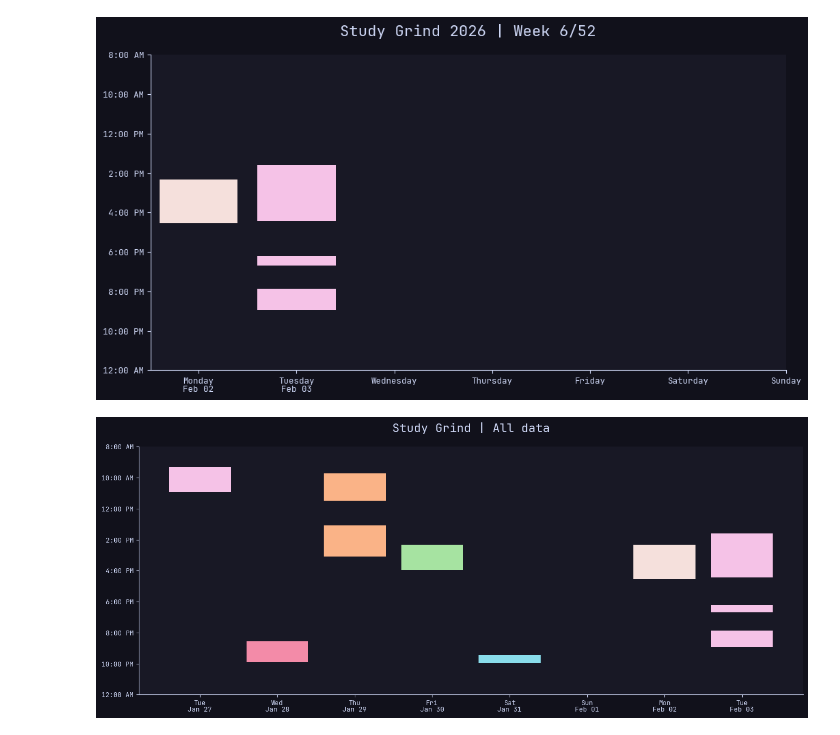
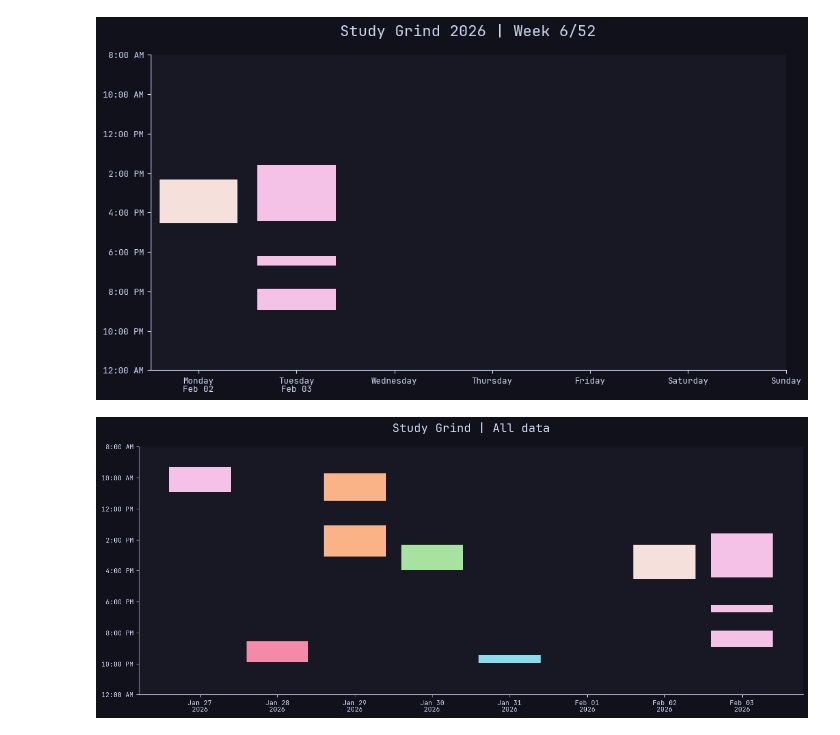
Before and after one commit to kiyubits/study-tracker, a Jupyter notebook: data-analyser.ipynb, the cells around one changed output. Drawn from its saved outputs; the diff is of its cells as text; code cells hidden in the pictures.

```diff
--- a/data-analyser.ipynb
+++ b/data-analyser.ipynb
@@ -190,36 +196,36 @@ result_df['x_position'] = result_df['date'].map(date_to_position)
 x_labels_all = []
 for d in all_dates:
     weekday = d.day_name()[:3]  # First 3 letters (Mon, Tue, etc.)
-    date_str = d.strftime('%b %d')
-    x_labels_all.append(f"{weekday}\n{date_str}")
+    date_str = d.strftime('%b %d') + '\n' + d.strftime('%Y')
+    x_labels_all.append(f"{date_str}")
 
 fig = plt.figure(figsize=(16, 6))
 fig.patch.set_facecolor(BG_COLOR)
 ax = plt.gca()
 ax.set_facecolor(PLOT_BG_COLOR)
 
 for index, row in result_df.iterrows():
     plt.bar(
         row['x_position'],
         height=(row['end_time_minutes_since_midnight'] - row['start_time_minutes_since_midnight']),
         bottom=row['start_time_minutes_since_midnight'],
         color=WEEKDAY_COLORS[row['day_of_week']],
         width=BAR_WIDTH
     )
 
 ax.tick_params(colors=TEXT_COLOR, labelsize=TICK_SIZE)
 ax.spines['bottom'].set_color(TEXT_COLOR)
 ax.spines['left'].set_color(TEXT_COLOR)
 ax.spines['top'].set_visible(False)
 ax.spines['right'].set_visible(False)
 
 plt.xticks(range(len(all_dates)), x_labels_all)
 plt.ylim(1440, 480)
 tick_positions = np.linspace(480, 1440, 9)
 tick_labels = [minutes_to_time(t) for t in tick_positions]
 plt.yticks(tick_positions, tick_labels)
 plt.title(f'Study Grind | All data', color=TITLE_COLOR, size=TITLE_SIZE, pad=20)
 
 plt.show()
 # %% [output]
-[figure, old version]
+[figure, new version]
```
Also changed, not shown: parts of 1 cell of this notebook, 1 other file.
